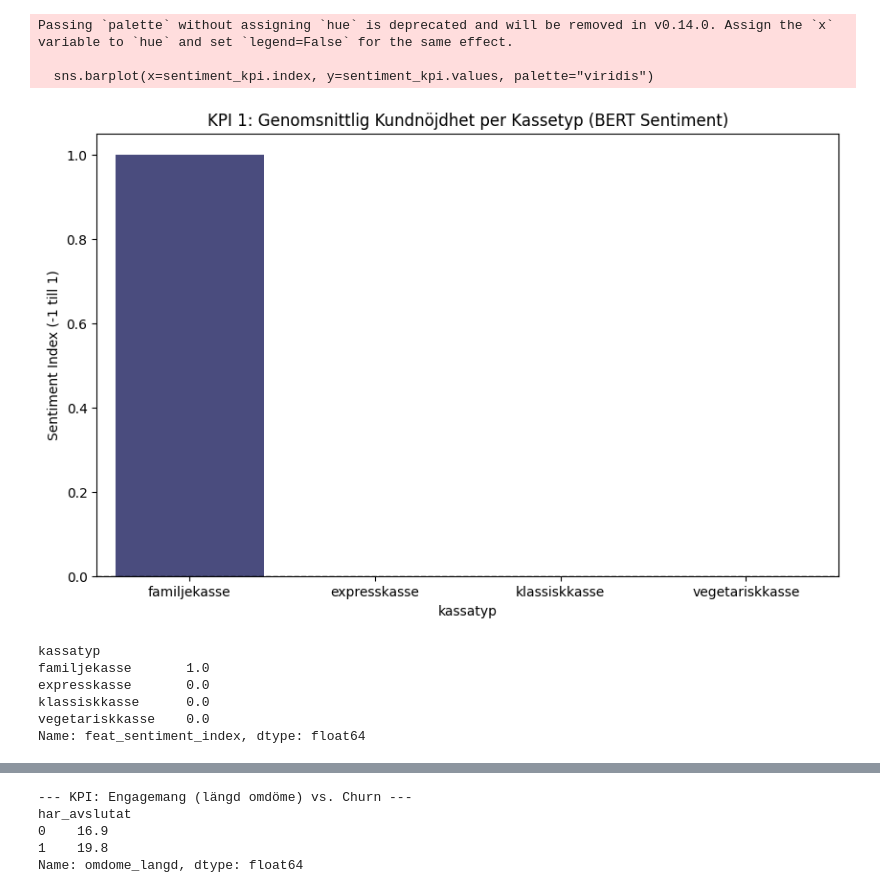
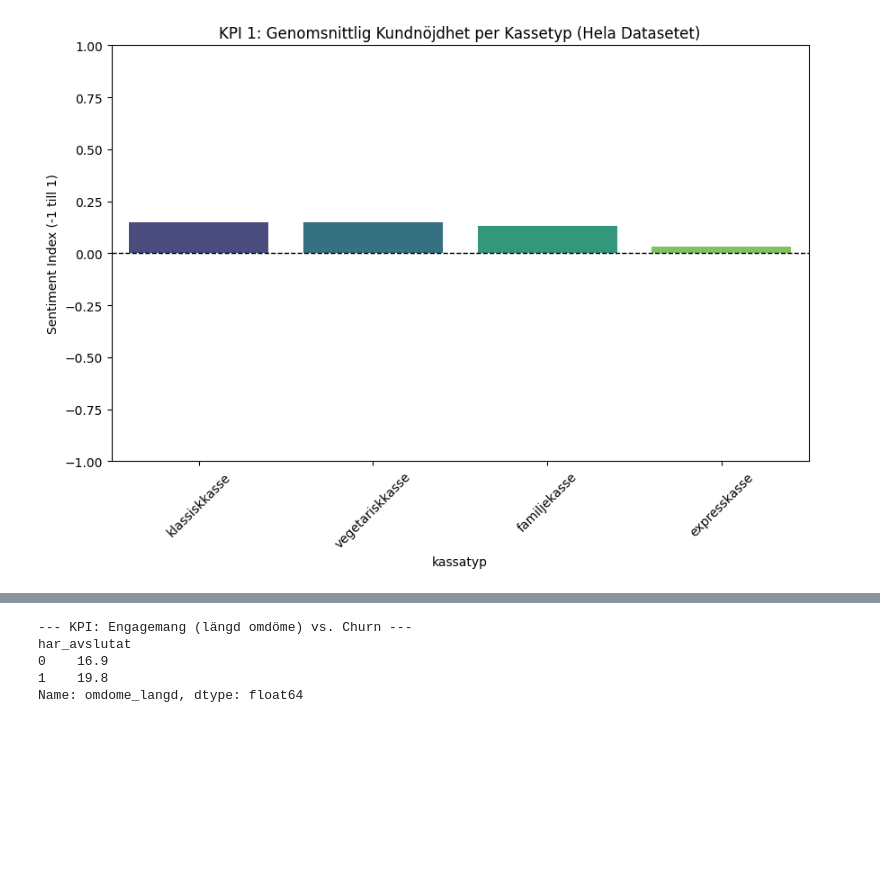
Before and after one commit to johanfinnrydberg-tech/data-uppgift-, a Jupyter notebook: KPI_matkassen.ipynb, the cells around one changed output, grey strips where cells are left out. Drawn from its saved outputs; the diff is of its cells as text; code cells hidden in the pictures; blank space fills up the shorter version.

Commit message:
har åtgärdat så att kpi körs på hela datasetet

```diff
--- a/KPI_matkassen.ipynb
+++ b/KPI_matkassen.ipynb
@@ -4,38 +4,35 @@ import sqlite3
 import seaborn as sns
 import matplotlib.pyplot as plt
 # %%
-# 1. Anslut till databasen du skapade tidigare
+
+
+# Hämta från databasen du nyss skapade
 conn = sqlite3.connect("matkassen_data.db")
-
-# 2. Läs in den färdigtvättade tabellen (processed_data)
-# Nu har du alla kolumner som 'feat_sentiment_index' och 'kassatyp' redo!
-df = pd.read_sql("SELECT * FROM processed_data", conn)
-
-# 3. Stäng anslutningen
+df_final = pd.read_sql("SELECT * FROM processed_training_data", conn)
 conn.close()
 # %%
-# Beräkna genomsnittligt sentiment-index per kassetyp
-# 1.0 är max positivt, -1.0 är max negativt
-sentiment_kpi = df.groupby('kassatyp')['feat_sentiment_index'].mean().sort_values(ascending=False)
+# 1. Använd df_final (hela datasetet från din pipeline)
+# Vi lägger till .dropna() för att vara säkra på att vi bara räknar rader med sentiment
+sentiment_kpi = df_final.dropna(subset=['feat_sentiment_index']).groupby('kassatyp')['feat_sentiment_index'].mean().sort_values(ascending=False)
 
-# Visualisering
+# 2. Visualisering
 plt.figure(figsize=(10, 6))
-sns.barplot(x=sentiment_kpi.index, y=sentiment_kpi.values, palette="viridis")
-plt.axhline(0, color='black', linestyle='--', linewidth=1) # Neutral-linje
-plt.title("KPI 1: Genomsnittlig Kundnöjdhet per Kassetyp (BERT Sentiment)")
+
+# Tips: lagt till 'hue' för att undvika varningar i nyare Seaborn
+sns.barplot(
+    x=sentiment_kpi.index,
+    y=sentiment_kpi.values,
+    palette="viridis",
+    hue=sentiment_kpi.index,
+    legend=False
+)
+
+plt.axhline(0, color='black', linestyle='--', linewidth=1)
+plt.ylim(-1, 1) # Sätter skalan för att visa hela spannet -1 till 1
+plt.title("KPI 1: Genomsnittlig Kundnöjdhet per Kassetyp (Hela Datasetet)")
 plt.ylabel("Sentiment Index (-1 till 1)")
+plt.xticks(rotation=45) # Gör det lättare att läsa kassetyp-namnen
 plt.show()
-
-print(sentiment_kpi)
 # %% [output]
-Passing `palette` without assigning `hue` is deprecated and will be removed in v0.14.0. Assign the `x` variable to `hue` and set `legend=False` for the same effect.
-
-  sns.barplot(x=sentiment_kpi.index, y=sentiment_kpi.values, palette="viridis")
-[figure, old version]
+[figure, new version]
-kassatyp
-familjekasse       1.0
-expresskasse       0.0
-klassiskkasse      0.0
-vegetariskkasse    0.0
-Name: feat_sentiment_index, dtype: float64
 # %%
```
Also changed, not shown: parts of 6 cells of this notebook, 1 other file.
